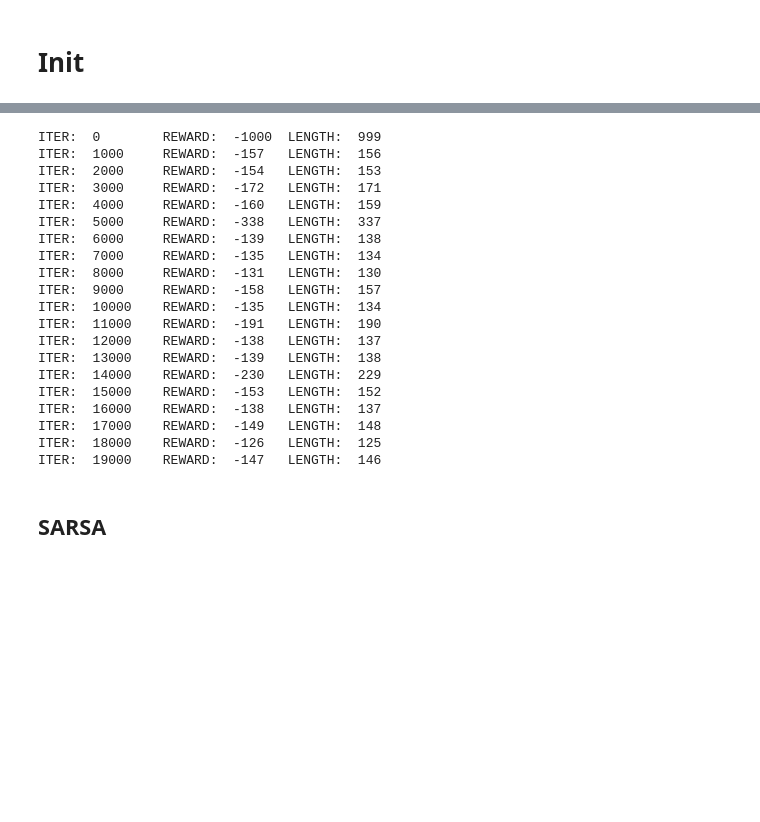
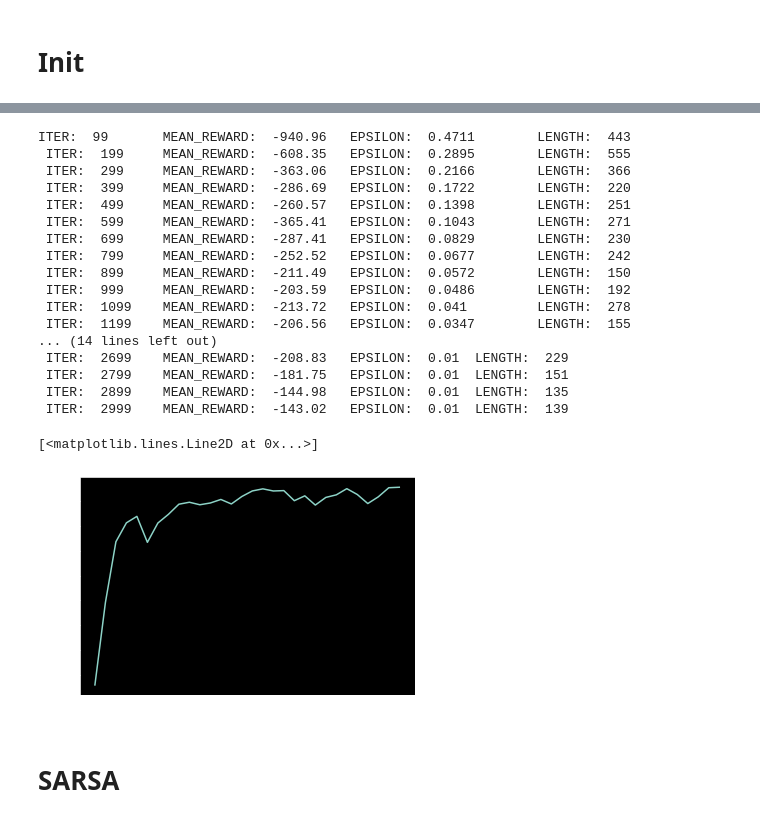
Before and after one commit to nimishsantosh107/Reinforcement-Learning, a Jupyter notebook: MountainCar.ipynb, the cells around one changed output, grey strips where cells are left out. Saved outputs shown, nothing was run; the diff lists cells and outputs as text; code cells hidden in the pictures; blank space fills up the shorter version.

```diff
--- a/MountainCar.ipynb
+++ b/MountainCar.ipynb
@@ -82,37 +90,54 @@ bins = create_bins()
+# %%
+# Init
+MAX_MOVES = env._max_episode_steps #200
+N_STATES = (20, 20)
+NUM_EPISODES = 3000
+
+agent = QLearningAgent(n_states = N_STATES,
+                       n_actions = env.action_space.n,
+                       gamma = 0.90,
+                       alpha = 0.1,
+                       epsilon = 1.0,
+                       epsilon_min = 0.01,
+                       epsilon_decay=0.999992)
 # %%
-#TRAINING
+# TRAINING
+episode_rewards = []
+episode_lengths = []
+mean_rewards = [] # MEAN REWARD OF LAST 100 GAMES
 
-# progress = tqdm(range(NUM_EPISODES))
-for episode_n in range(NUM_EPISODES):
-    EPSILON = 1 / np.sqrt(episode_n + 1)
-    if(EPSILON < 0.01): EPSILON = 0.01
+for episode_n in (range(NUM_EPISODES)):
 
-    episode_reward, episode_length = play_episode(Q, bins, EPSILON)
+    episode_reward, episode_length = play_episode(agent)
     episode_rewards.append(episode_reward)
     episode_lengths.append(episode_length)
 
-    if(episode_n%1000 == 0):
-        print("ITER: ",(episode_n),"\tREWARD: ",episode_reward ,"\tLENGTH: ",episode_length)
+    if((episode_n + 1)%100 == 0):
+        mean_reward = np.mean(episode_rewards[-100:])
+        mean_rewards.append(mean_reward)
+        print(" ITER: ",(episode_n),"\tMEAN_REWARD: ",mean_reward ,"\tEPSILON: ",round(agent.EPSILON,4), "\tLENGTH: ",episode_length)
 # %% [output]
-ITER:  0        REWARD:  -1000  LENGTH:  999
-ITER:  1000     REWARD:  -157   LENGTH:  156
-ITER:  2000     REWARD:  -154   LENGTH:  153
-ITER:  3000     REWARD:  -172   LENGTH:  171
-ITER:  4000     REWARD:  -160   LENGTH:  159
-ITER:  5000     REWARD:  -338   LENGTH:  337
-ITER:  6000     REWARD:  -139   LENGTH:  138
-ITER:  7000     REWARD:  -135   LENGTH:  134
-ITER:  8000     REWARD:  -131   LENGTH:  130
-ITER:  9000     REWARD:  -158   LENGTH:  157
-ITER:  10000    REWARD:  -135   LENGTH:  134
-ITER:  11000    REWARD:  -191   LENGTH:  190
-ITER:  12000    REWARD:  -138   LENGTH:  137
-ITER:  13000    REWARD:  -139   LENGTH:  138
-ITER:  14000    REWARD:  -230   LENGTH:  229
-ITER:  15000    REWARD:  -153   LENGTH:  152
-ITER:  16000    REWARD:  -138   LENGTH:  137
-ITER:  17000    REWARD:  -149   LENGTH:  148
-ITER:  18000    REWARD:  -126   LENGTH:  125
-ITER:  19000    REWARD:  -147   LENGTH:  146
+ITER:  99       MEAN_REWARD:  -940.96   EPSILON:  0.4711        LENGTH:  443
+ ITER:  199     MEAN_REWARD:  -608.35   EPSILON:  0.2895        LENGTH:  555
+ ITER:  299     MEAN_REWARD:  -363.06   EPSILON:  0.2166        LENGTH:  366
+ ITER:  399     MEAN_REWARD:  -286.69   EPSILON:  0.1722        LENGTH:  220
+ ITER:  499     MEAN_REWARD:  -260.57   EPSILON:  0.1398        LENGTH:  251
+ ITER:  599     MEAN_REWARD:  -365.41   EPSILON:  0.1043        LENGTH:  271
+ ITER:  699     MEAN_REWARD:  -287.41   EPSILON:  0.0829        LENGTH:  230
+ ITER:  799     MEAN_REWARD:  -252.52   EPSILON:  0.0677        LENGTH:  242
+ ITER:  899     MEAN_REWARD:  -211.49   EPSILON:  0.0572        LENGTH:  150
+ ITER:  999     MEAN_REWARD:  -203.59   EPSILON:  0.0486        LENGTH:  192
+ ITER:  1099    MEAN_REWARD:  -213.72   EPSILON:  0.041         LENGTH:  278
+ ITER:  1199    MEAN_REWARD:  -206.56   EPSILON:  0.0347        LENGTH:  155
+... (14 lines left out)
+ ITER:  2699    MEAN_REWARD:  -208.83   EPSILON:  0.01  LENGTH:  229
+ ITER:  2799    MEAN_REWARD:  -181.75   EPSILON:  0.01  LENGTH:  151
+ ITER:  2899    MEAN_REWARD:  -144.98   EPSILON:  0.01  LENGTH:  135
+ ITER:  2999    MEAN_REWARD:  -143.02   EPSILON:  0.01  LENGTH:  139
+# %%
+plt.plot(mean_rewards)
+# %% [output]
+[<matplotlib.lines.Line2D at 0x...>]
+[figure, added]
 # %% [markdown]
-## SARSA
+# SARSA
```
Also changed, not shown: parts of 15 cells of this notebook, 2 other files.
